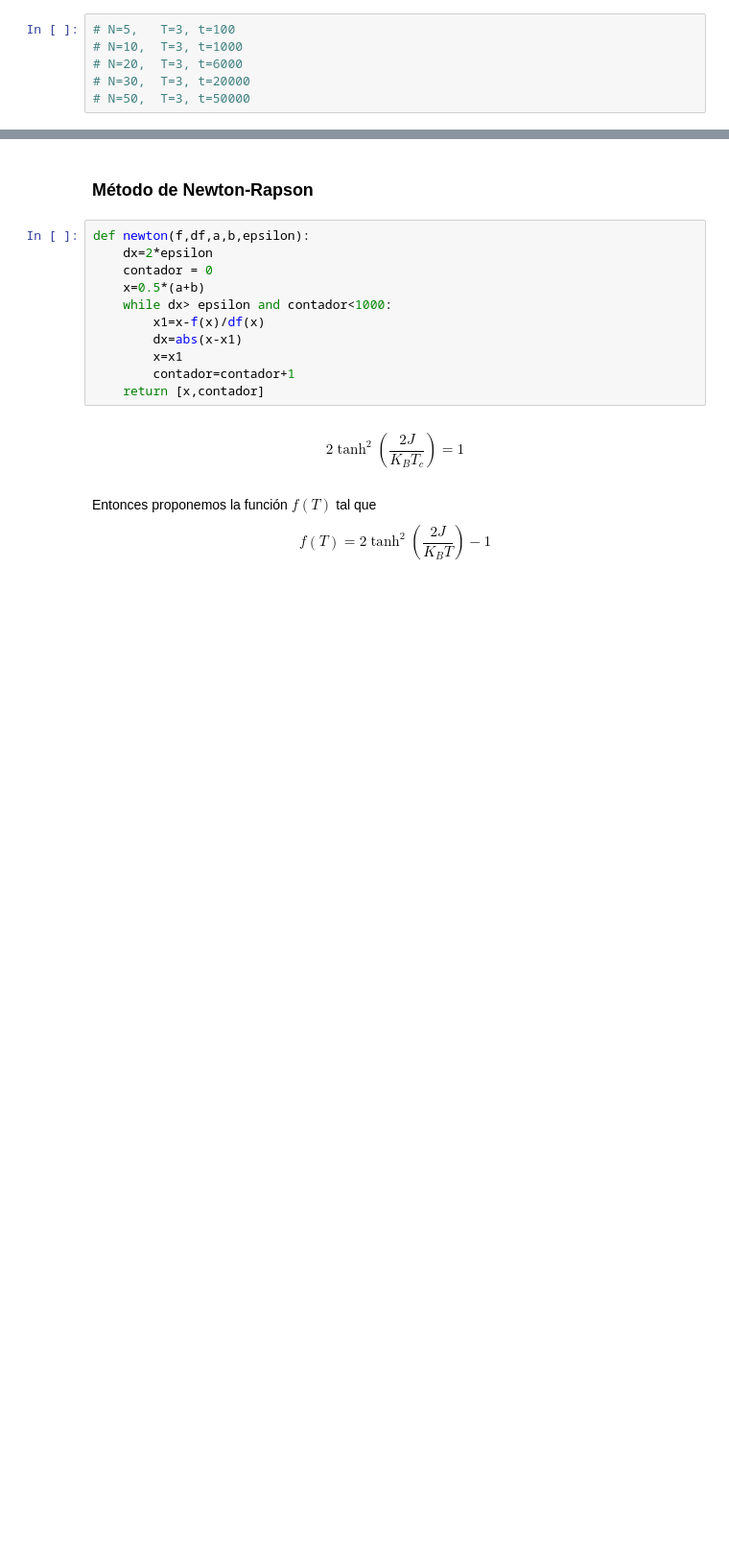
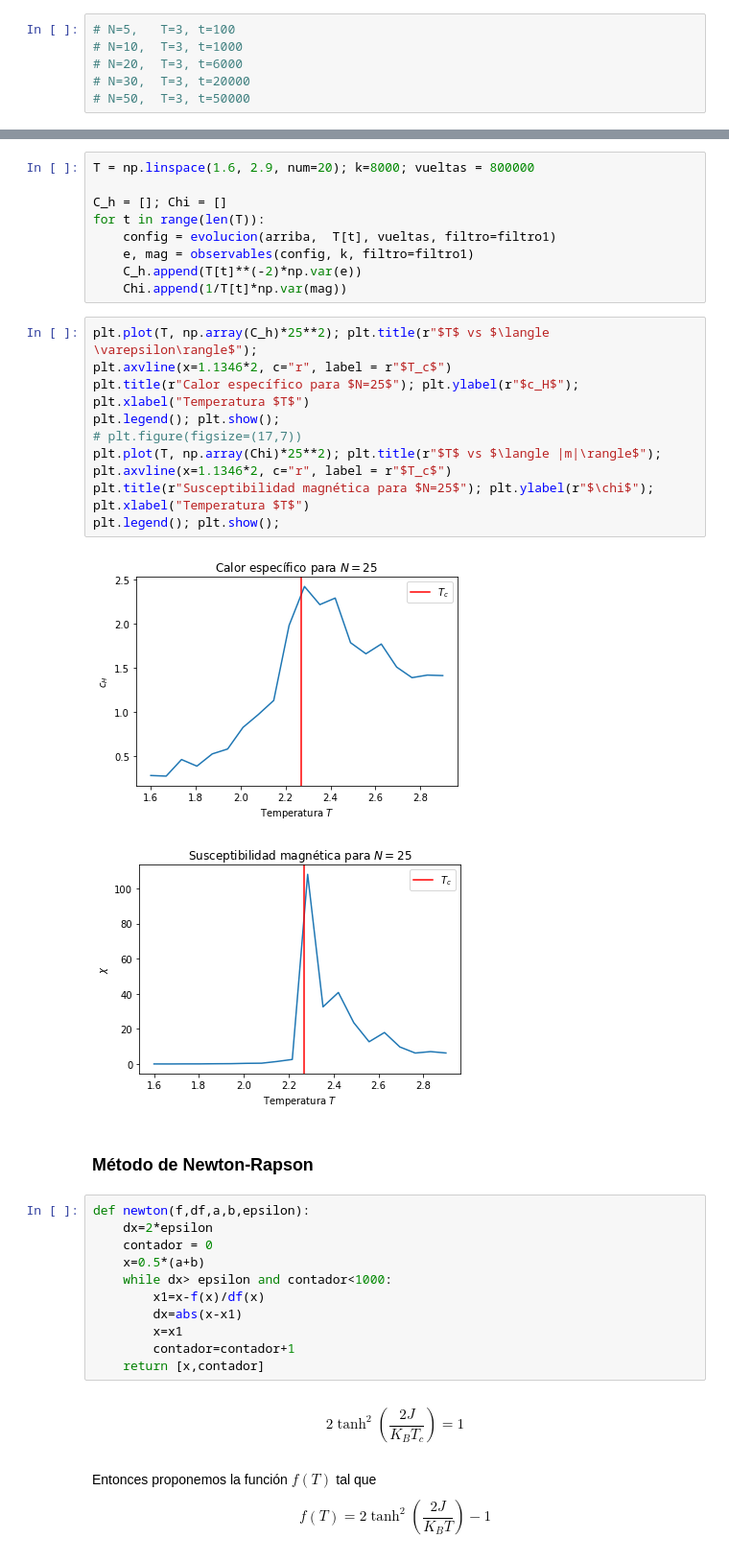
Before and after one commit to joshbrx/Proyectos, a Jupyter notebook: Modelo de Ising.ipynb, the cells around one changed output, grey strips where cells are left out. Shown at 96% size. Drawn from its saved outputs; the diff is of its cells as text; blank space fills up the shorter version.

```diff
--- a/Modelo de Ising.ipynb
+++ b/Modelo de Ising.ipynb
@@ -257,3 +290,25 @@ plt.show()
+# %%
+T = np.linspace(1.6, 2.9, num=20); k=8000; vueltas = 800000
+
+C_h = []; Chi = []
+for t in range(len(T)):
+    config = evolucion(arriba,  T[t], vueltas, filtro=filtro1)
+    e, mag = observables(config, k, filtro=filtro1)
+    C_h.append(T[t]**(-2)*np.var(e))
+    Chi.append(1/T[t]*np.var(mag))
+# %%
+plt.plot(T, np.array(C_h)*25**2); plt.title(r"$T$ vs $\langle \varepsilon\rangle$");
+plt.axvline(x=1.1346*2, c="r", label = r"$T_c$")
+plt.title(r"Calor específico para $N=25$"); plt.ylabel(r"$c_H$"); plt.xlabel("Temperatura $T$")
+plt.legend(); plt.show();
+# plt.figure(figsize=(17,7))
+plt.plot(T, np.array(Chi)*25**2); plt.title(r"$T$ vs $\langle |m|\rangle$");
+plt.axvline(x=1.1346*2, c="r", label = r"$T_c$")
+plt.title(r"Susceptibilidad magnética para $N=25$"); plt.ylabel(r"$\chi$"); plt.xlabel("Temperatura $T$")
+plt.legend(); plt.show();
+# %% [output]
+[figure, added]
+[figure, added]
 # %% [markdown]
 ### Método de Newton-Rapson
 # %%
```
Also changed, not shown: parts of 24 cells of this notebook.
